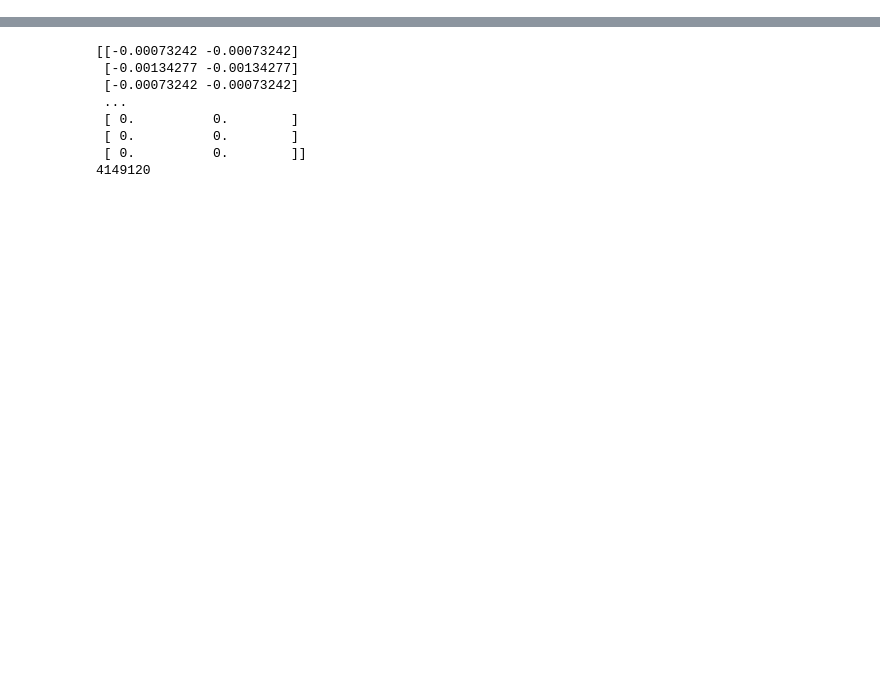
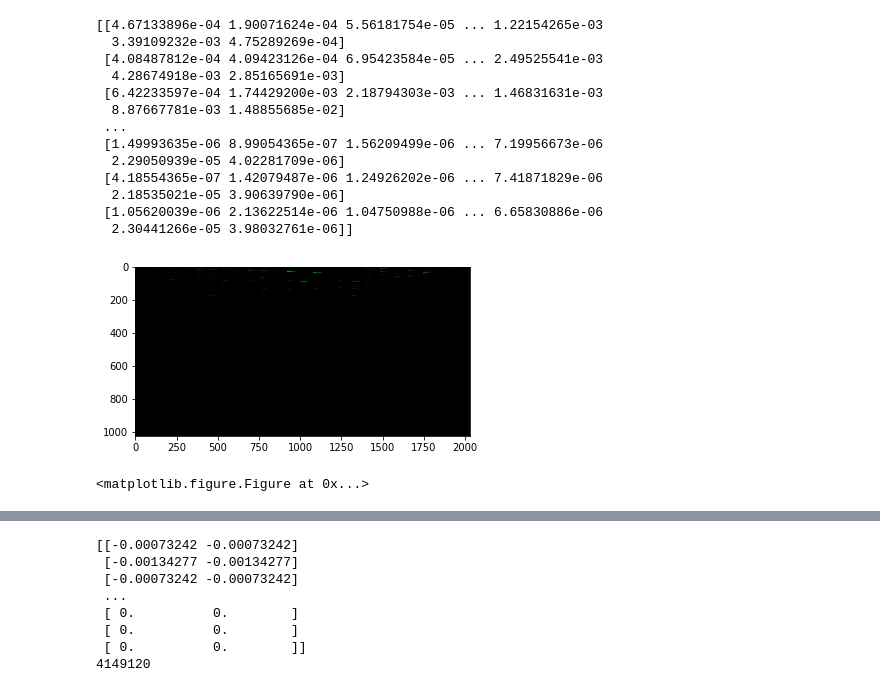
Before and after one commit to tinzh/machine-learning-tone-generation, a Jupyter notebook: project/audioManipulationTest.ipynb, the cells around one changed output, grey strips where cells are left out. Drawn from its saved outputs; the diff is of its cells as text; code cells hidden in the pictures; blank space fills up the shorter version.

```diff
--- a/project/audioManipulationTest.ipynb
+++ b/project/audioManipulationTest.ipynb
@@ -1 +53,22 @@
+# %%
+print(spectrogram[:,:,1])
+plt.imshow(spectrogram)
+plt.figure(figsize=(1000,1000))
+plt.show()
+# %% [output]
+[[4.67133896e-04 1.90071624e-04 5.56181754e-05 ... 1.22154265e-03
+  3.39109232e-03 4.75289269e-04]
+ [4.08487812e-04 4.09423126e-04 6.95423584e-05 ... 2.49525541e-03
+  4.28674918e-03 2.85165691e-03]
+ [6.42233597e-04 1.74429200e-03 2.18794303e-03 ... 1.46831631e-03
+  8.87667781e-03 1.48855685e-02]
+ ...
+ [1.49993635e-06 8.99054365e-07 1.56209499e-06 ... 7.19956673e-06
+  2.29050939e-05 4.02281709e-06]
+ [4.18554365e-07 1.42079487e-06 1.24926202e-06 ... 7.41871829e-06
+  2.18535021e-05 3.90639790e-06]
+ [1.05620039e-06 2.13622514e-06 1.04750988e-06 ... 6.65830886e-06
+  2.30441266e-05 3.98032761e-06]]
+[figure, added]
+<matplotlib.figure.Figure at 0x...>
 # %%
```
Also changed, not shown: parts of 4 cells of this notebook, 1 other file.
